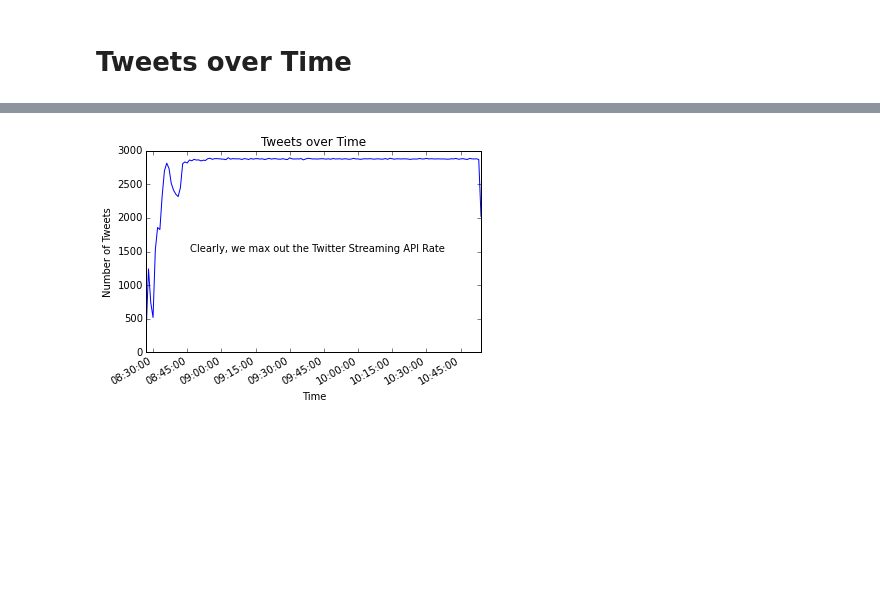
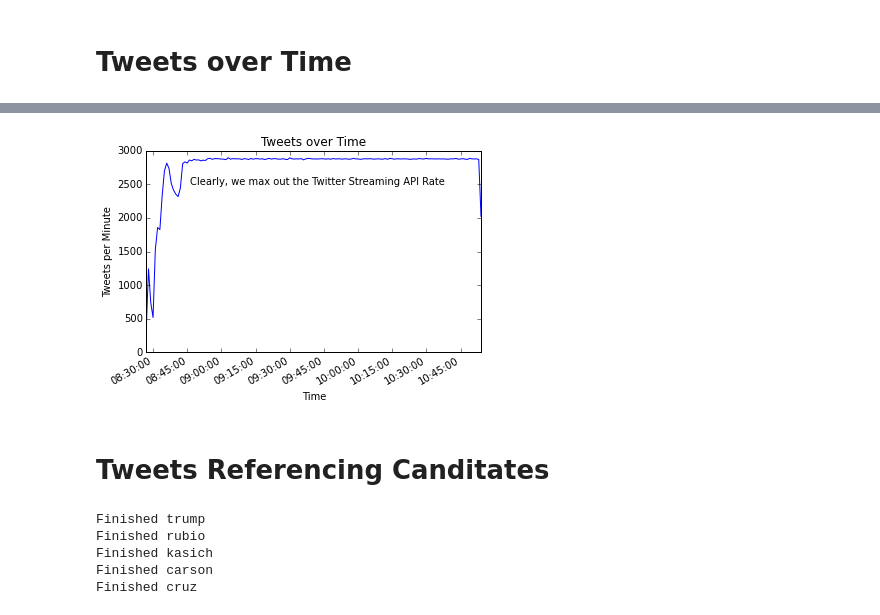
Before and after one commit to bcongdon/Data-Science-Projects, a Jupyter notebook: Debate Analytics.ipynb, the cells around one changed output, grey strips where cells are left out. Saved outputs shown, nothing was run; the diff lists cells and outputs as text; code cells hidden in the pictures; blank space fills up the shorter version.

Commit message:
More graphs for the debate analytics

```diff
--- a/Debate Analytics.ipynb
+++ b/Debate Analytics.ipynb
@@ -51,12 +50,37 @@ dateFrame1m = dateFrame['created_at'].resample('1t', how='count')
 # %%
 #Visualize
-fig, ax = plt.subplots()
+fig = plt.figure(figsize=(6,4))
 
 plt.title("Tweets over Time")
-plt.ylabel("Number of Tweets")
+plt.ylabel("Tweets per Minute")
+fig.figsize = [6,4]
 ax = dateFrame1m.plot()
-ax.text("2016-02-25 09:42:00-05:00",1500,'Clearly, we max out the Twitter Streaming API Rate',horizontalalignment='center')
+ax.text("2016-02-25 09:42:00-05:00",2500,'Clearly, we max out the Twitter Streaming API Rate',horizontalalignment='center')
 plt.xlabel("Time")
 plt.savefig('tweets_over_time.png',dpi=180)
 # %% [output]
-[figure, old version]
+[figure, new version]
+# %% [markdown]
+# Tweets Referencing Canditates
+# %%
+def get_resampled_data(candidate_name):
+    candidateFrame = pd.DataFrame()
+    cursor = collection.find({'text': {'$regex': candidate_name,'$options':'i'}},{"created_at":1})
+    candidateFrame['created_at'] = pd.to_datetime(pd.DataFrame(list(cursor)).created_at)
+    candidateFrame.set_index('created_at', drop=False, inplace=True)
+    candidateFrame.index = candidateFrame.index.tz_localize('GMT').tz_convert('EST')
+    candidateFrame.index = candidateFrame.index - DateOffset(hours = 12)
+    per_minute = candidateFrame['created_at'].resample('1t', how='count')
+    return per_minute
+
+candidate_per_minute_data = dict()
+candidates = ['trump','rubio','kasich','carson','cruz']
+for name in candidates:
+    candidate_per_minute_data[name] = get_resampled_data(name)
+    print "Finished " + name
+# %% [output]
+Finished trump
+Finished rubio
+Finished kasich
+Finished carson
+Finished cruz
```
Also changed, not shown: parts of 6 cells of this notebook, 3 other files.
